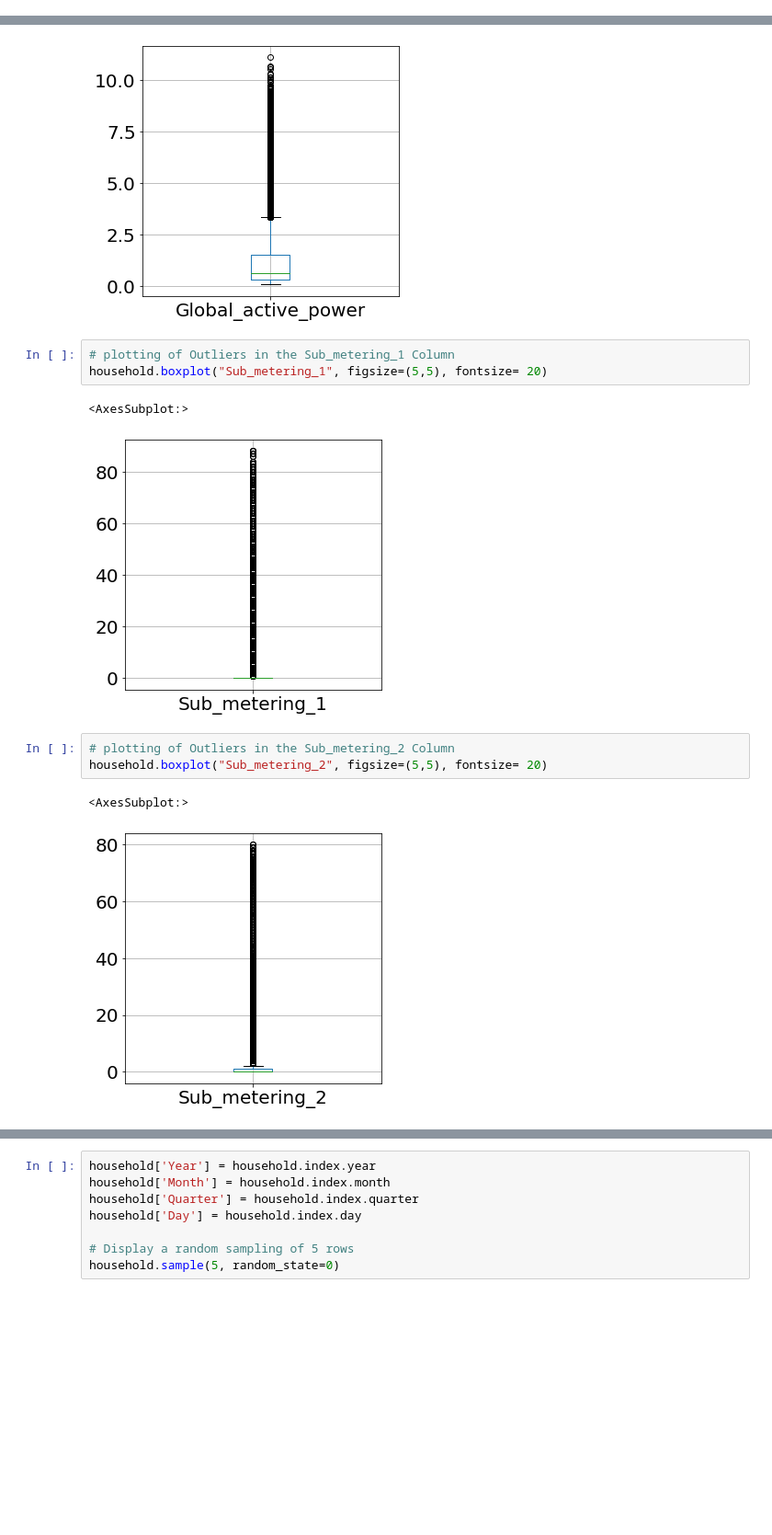
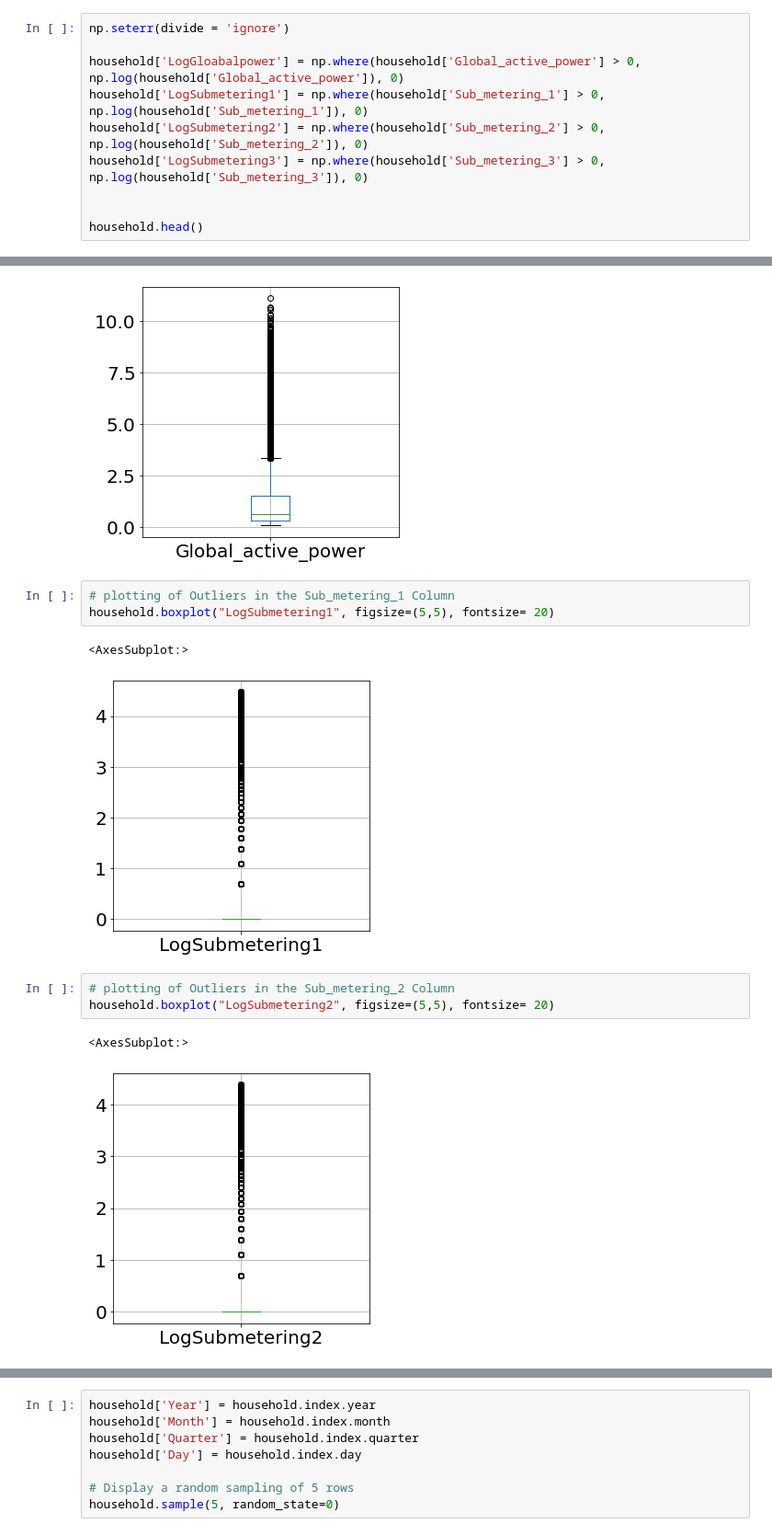
Before and after one commit to SirkyGit/DS2-project, a Jupyter notebook: notebooks/Problem Statement.ipynb, the cells around one changed output, grey strips where cells are left out. Shown at 92% size. Saved outputs shown, nothing was run; the diff lists cells and outputs as text; blank space fills up the shorter version.

```diff
--- a/notebooks/Problem Statement.ipynb
+++ b/notebooks/Problem Statement.ipynb
@@ -234,3 +251,13 @@ sns.pairplot(household)
 plt.show()
 # %% [output]
 [figure]
+# %%
+np.seterr(divide = 'ignore')
+
+household['LogGloabalpower'] = np.where(household['Global_active_power'] > 0, np.log(household['Global_active_power']), 0)
+household['LogSubmetering1'] = np.where(household['Sub_metering_1'] > 0, np.log(household['Sub_metering_1']), 0)
+household['LogSubmetering2'] = np.where(household['Sub_metering_2'] > 0, np.log(household['Sub_metering_2']), 0)
+household['LogSubmetering3'] = np.where(household['Sub_metering_3'] > 0, np.log(household['Sub_metering_3']), 0)
+
+
+household.head()
@@ -242,15 +283,15 @@ household.boxplot("Global_active_power", figsize=(5,5), fontsize= 20)
 [figure]
 # %%
 # plotting of Outliers in the Sub_metering_1 Column
-household.boxplot("Sub_metering_1", figsize=(5,5), fontsize= 20)
+household.boxplot("LogSubmetering1", figsize=(5,5), fontsize= 20)
 # %% [output]
 <AxesSubplot:>
-[figure, old version]
+[figure, new version]
 # %%
 # plotting of Outliers in the Sub_metering_2 Column
-household.boxplot("Sub_metering_2", figsize=(5,5), fontsize= 20)
+household.boxplot("LogSubmetering2", figsize=(5,5), fontsize= 20)
 # %% [output]
 <AxesSubplot:>
-[figure, old version]
+[figure, new version]
 # %%
 # plotting of Outliers in the Sub_metering_3 Column
```
Also changed, not shown: parts of 14 cells of this notebook.
